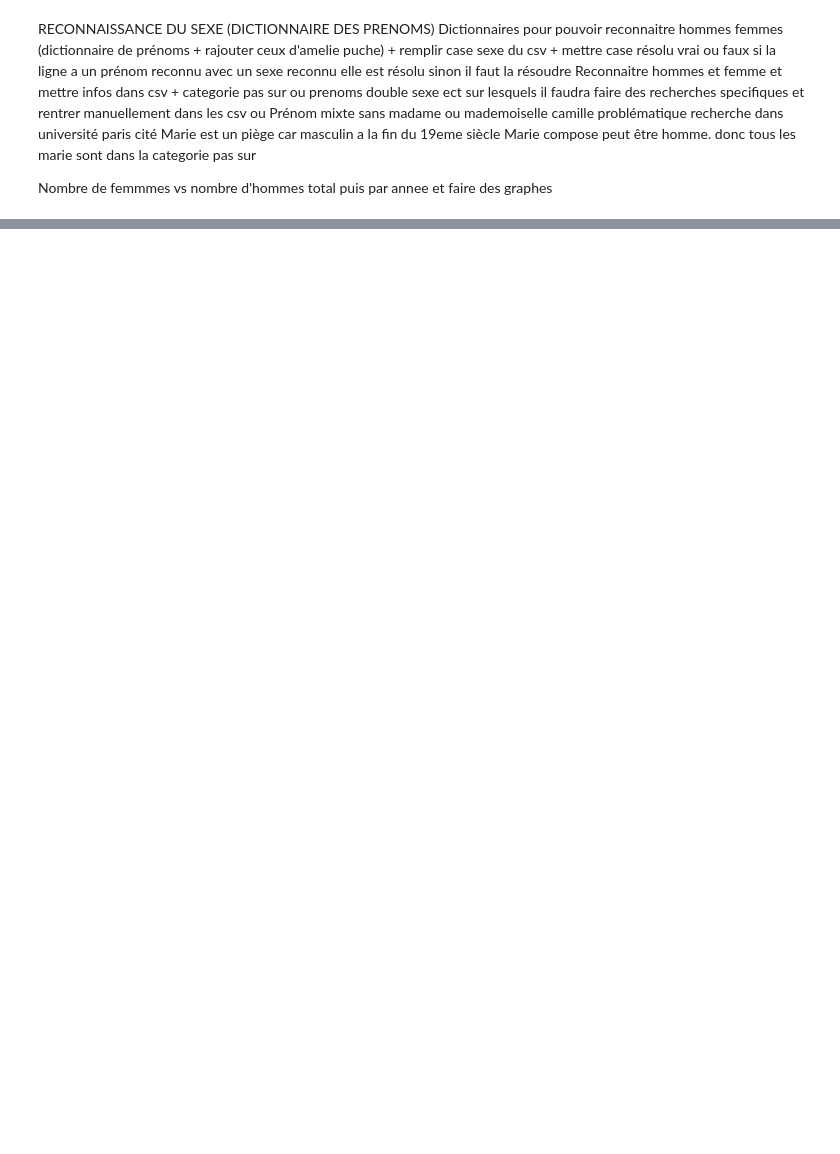
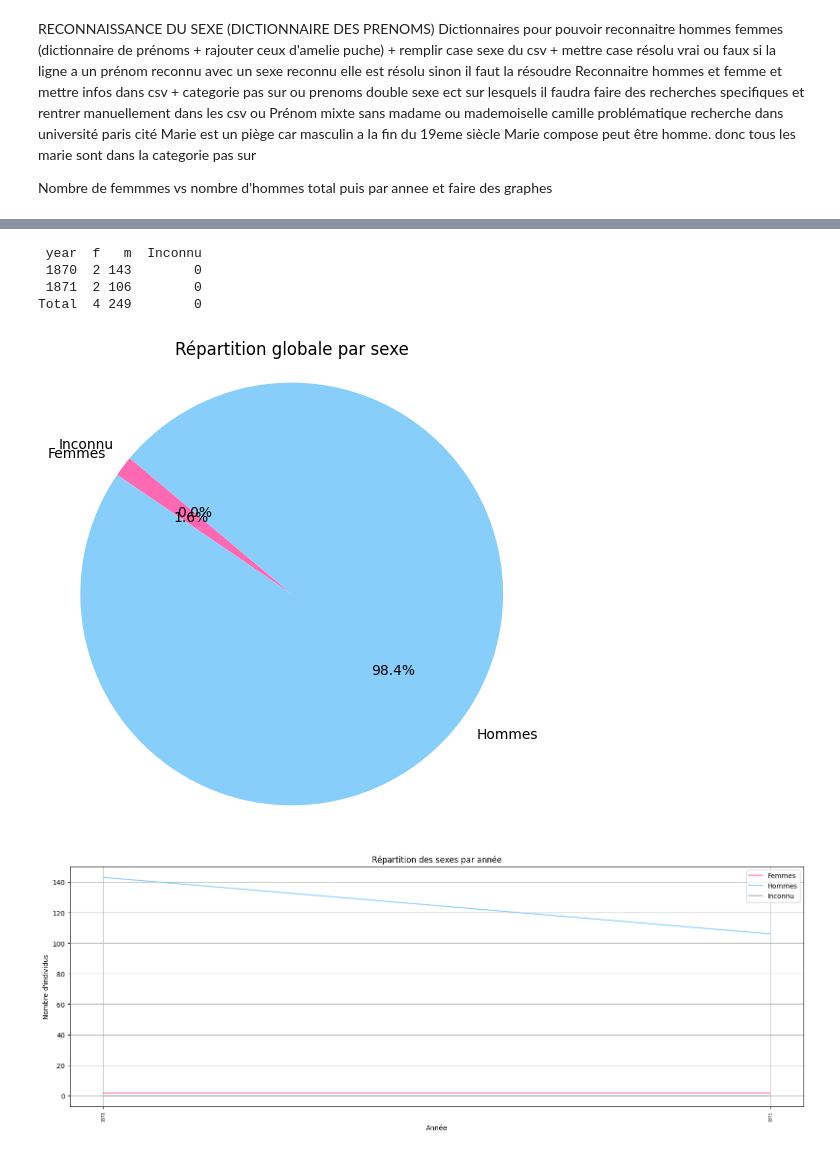
Before and after one commit to georgesmoussalli/BachelorsThesis, a Jupyter notebook: code/ocr.ipynb, the cells around one changed output, grey strips where cells are left out. Cells and saved outputs as stored; diff of their text form; code cells hidden in the pictures; blank space fills up the shorter version.

```diff
--- a/code/ocr.ipynb
+++ b/code/ocr.ipynb
@@ -541,0 +604,11 @@ Total      342  0  0
+# %%
+df3_filtré = df3[df3['genre'] != 'Inconnu'].copy()
+
+df_genre = afficher_genres_par_annee(df3_filtré)
+# %% [output]
+ year  f   m  Inconnu
+ 1870  2 143        0
+ 1871  2 106        0
+Total  4 249        0
+[figure, added]
+[figure, added]
```
Also changed, not shown: parts of 4 cells of this notebook, 4 other files.
